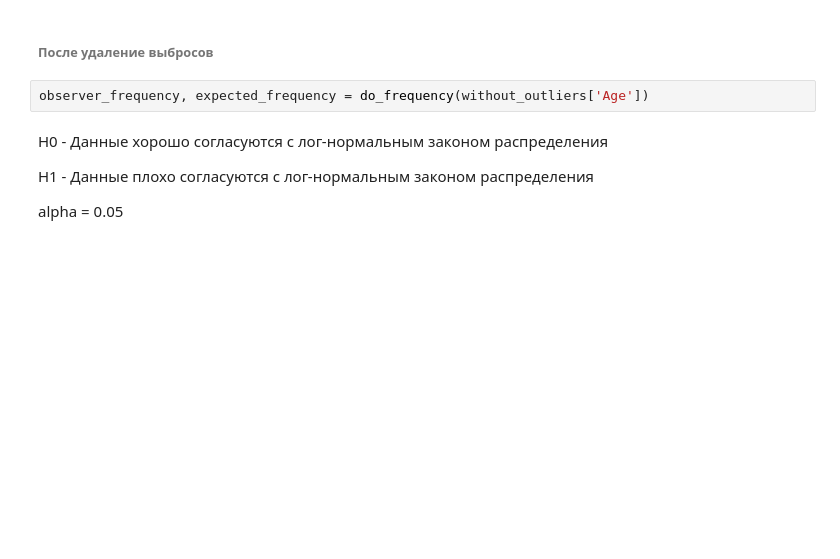
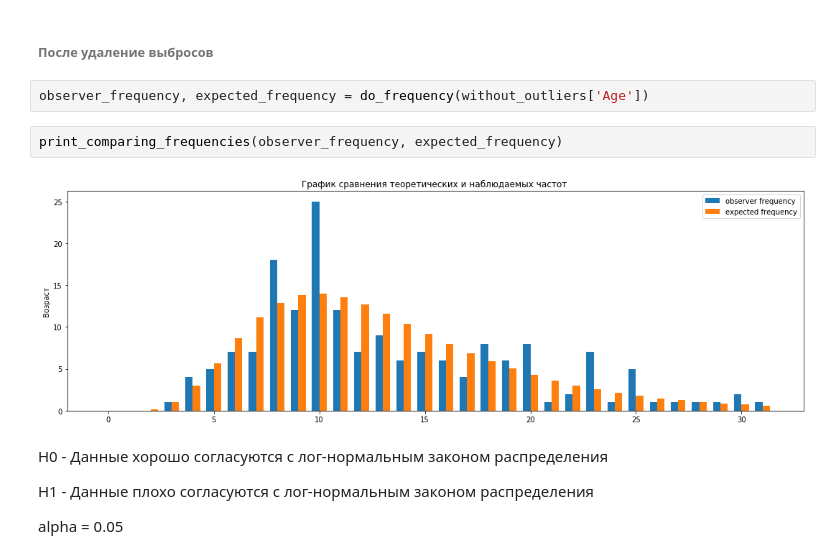
Before and after one commit to Chularev/kaggle_competitions, a Jupyter notebook: CardioGoodFitness/notebook.ipynb, the cells around one changed output. Saved outputs shown, nothing was run; the diff lists cells and outputs as text; blank space fills up the shorter version.

```diff
--- a/CardioGoodFitness/notebook.ipynb
+++ b/CardioGoodFitness/notebook.ipynb
@@ -194,6 +195,10 @@ do_test(result.pvalue)
 ###### После удаление выбросов
 # %%
 observer_frequency, expected_frequency = do_frequency(without_outliers['Age'])
+# %%
+print_comparing_frequencies(observer_frequency, expected_frequency)
+# %% [output]
+[figure, added]
 # %% [markdown]
 H0 - Данные хорошо согласуются с лог-нормальным законом распределения
 
```
Also changed, not shown: parts of 2 cells of this notebook.
